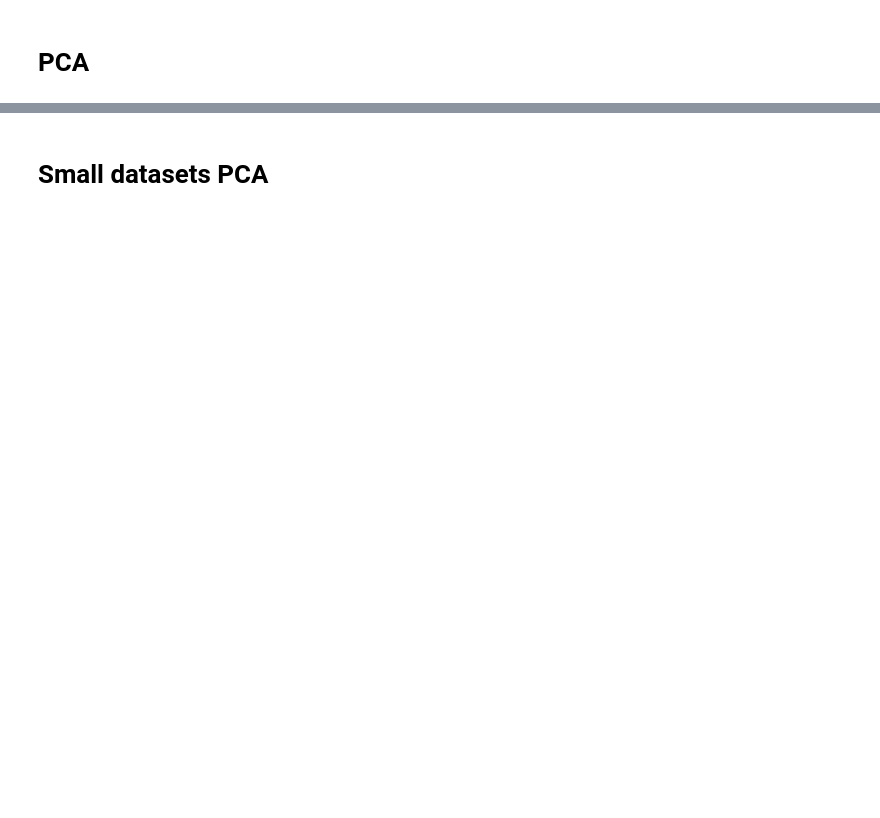
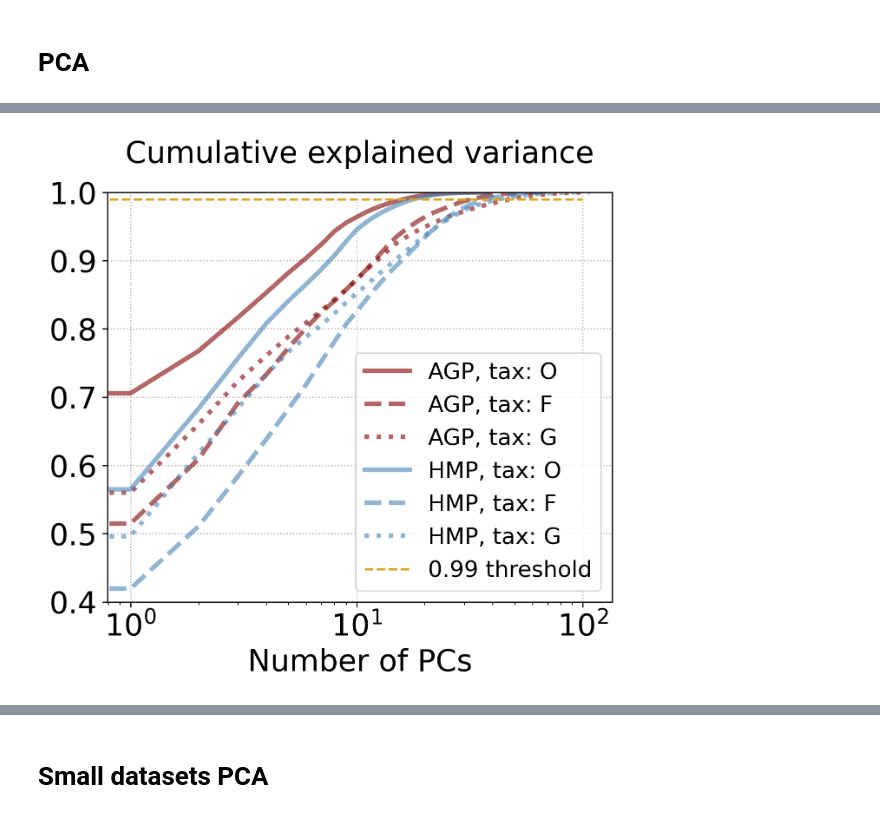
Before and after one commit to blufzzz/Human-Gut-Enterotypes-Analysis, a Jupyter notebook: Preprocessing.ipynb, the cells around one changed output, grey strips where cells are left out. Cells and saved outputs as stored; diff of their text form; code cells hidden in the pictures; blank space fills up the shorter version.

```diff
--- a/Preprocessing.ipynb
+++ b/Preprocessing.ipynb
@@ -61,11 +46,11 @@ def classify_enterotypes(X):
 # %%
+# uncomment to use small datasets
+
 data_orig = {}
-
 df_Sanger = pd.read_table('./data/MetaHIT_33SangerSamples_genus.txt').T
 df_Sanger.columns = df_Sanger.iloc[0]
 df_Sanger.drop('Unnamed: 0', inplace=True)
 
-# df_Sanger = pd.read_table('./data/MetaHIT_41SangerSamples_genus.txt').T
 df_Illumina = pd.read_table('./data/MetaHIT_85IlluminaSamples_genus.txt').T
 df_Pyroseq = pd.read_table('./data/Turnbaugh_154Pyroseq16S_genus.txt').T
 
@@ -73,5 +58,9 @@ data_orig['Sanger_g'] = df_Sanger.astype(np.float64)
 data_orig['Illumina_g'] = df_Illumina.astype(np.float64)
 data_orig['Pyroseq_g'] = df_Pyroseq.astype(np.float64)
 
-processed_root = 'data_processed'
+for k,v in data_orig.items():
+    v.index = np.arange(v.shape[0])
+    data_orig[k] = v
+
+processed_root = 'data_processed_small'
 pca_root = './results/pca'
@@ -226,6 +164,7 @@ drwxr-xr-x 3 ibulygin users    4096 апр 29 18:04 ../
 # PCA
 # %%
 SAVE=False
+pca_root = pca_root + DATA_SPECIFICATION
 os.makedirs(pca_root, exist_ok=True)
 
 data_pca = {}
@@ -233,18 +172,13 @@ pca_models = {}
 
 for label, df in preprocessed_data.items():
 
-#     if 'AGP' in label or 'HMP' in label:
-#         continue
-
     data_projected, pca, pca_proj, mae = project_pca(df, whiten=False)
 
     d_pca = data_projected.shape[1]
     d = df.shape[1]
 
-#     Q_loc, Q_glob = calculate_Q_metrics(df.values, data_projected)
-    print(f'For {label}, dim orig: {d}, dim PCA: {d_pca}, mae: {np.round(mae,3)}')
-
-#     print(f'For {label}, dim orig: {d}, dim PCA: {d_pca}, mae: {np.round(mae,3)}, Q_loc: {np.round(Q_loc,3)}, Q_glob: {np.round(Q_glob,3)}')
+    Q_loc, Q_glob = calculate_Q_metrics(df.values, data_projected)
+    print(f'For {label}, dim orig: {d}, dim PCA: {d_pca}, mae: {np.round(mae,3)}, Q_loc: {np.round(Q_loc,3)}, Q_glob: {np.round(Q_glob,3)}')
 
     data_pca[label] = data_projected
     pca_models[label] = pca
@@ -265,35 +196,55 @@ label
 # %%
-# #####
-# # color_dict = {'AGP':'red', 'HMP':'green'}
-# # linestyle_dict = {'o':'solid', 'f':'dashed', 'g':'dotted'}
+color_dict = {'AGP':'maroon', 'HMP':'steelblue'}
+linestyle_dict = {'o':'solid', 'f':'dashed', 'g':'dotted'}
 
-# plt.rcParams.update({'font.size': 20, 'axes.titley':1.05})
-# plt.figure(figsize=(7,5), dpi=300)
-# plt.title(f"Cumulative explained variance", fontsize=20)
-# plt.xlabel("Number of PCs", fontsize=20)
+plt.rcParams.update({'font.size': 20, 'axes.titley':1.05})
 
-# plt.grid(linestyle="dotted")
+plt.figure(figsize=(6,5), dpi=250)
+plt.title(f"Cumulative explained variance", fontsize=20)
+plt.xlabel("Number of PCs", fontsize=20)
 
-# cols = {}
-# scores = {}
+plt.grid(linestyle="dotted")
 
-# for label,pca in pca_models.items():
+cols = {}
+scores = {}
 
-#     ev = np.cumsum(pca.explained_variance_ratio_)
+for label,pca in pca_models.items():
 
+    if not label.split('_')[0] in color_dict:
+        continue
 
-#     plt.plot(ev,
-#              linewidth=3,
-# #              label=label_neat,
-#              alpha=0.6,
-# #              color=color_dict[dataset_name],
-# #              linestyle=linestyle_dict[tax_name]
-#             )
+    ev = np.cumsum(pca.explained_variance_ratio_)
 
+    dataset_name, tax_name = label.split('_')
 
-# plt.hlines(0.99,0,100,linestyle='--', label='0.99 threshold')
+    label_neat = dataset_name + f', tax: {tax_name.capitalize()}'
 
-# plt.xscale('log')
-# plt.ylim(0.4, 1.)
-# plt.legend(fontsize=15)
-# plt.show()
+    plt.plot(ev,
+             linewidth=3,
+             label=label_neat,
+             alpha=0.6,
+             color=color_dict[dataset_name],
+             linestyle=linestyle_dict[tax_name]
+            )
+
+    loadings = pca.components_.T * np.sqrt(pca.explained_variance_)
+    loadings_scores = np.linalg.norm(loadings, axis=1)
+
+    cols[label] = [c.split('__')[1] for c in preprocessed_data[label].columns]
+    scores[label] = loadings_scores
+
+    try:
+        aux_ind = cols[label].index('')
+        cols[label].pop(aux_ind)
+        scores[label] = np.delete(scores[label], aux_ind)
+    except:
+        pass
+
+plt.hlines(0.99,0,100,linestyle='--', label='0.99 threshold', color='goldenrod')
+
+plt.xscale('log')
+plt.ylim(0.4, 1.)
+plt.legend(fontsize=15)
+plt.show()
+# %% [output]
+[figure, added]
```
Also changed, not shown: parts of 24 cells of this notebook, 8 other files.
